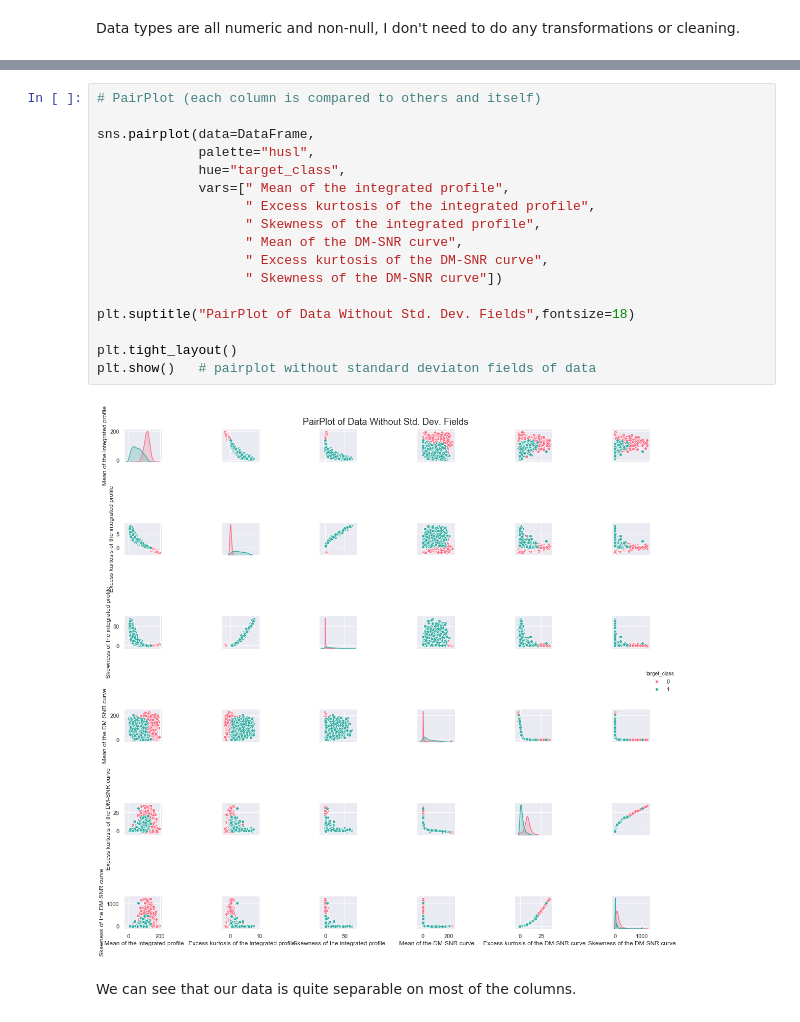
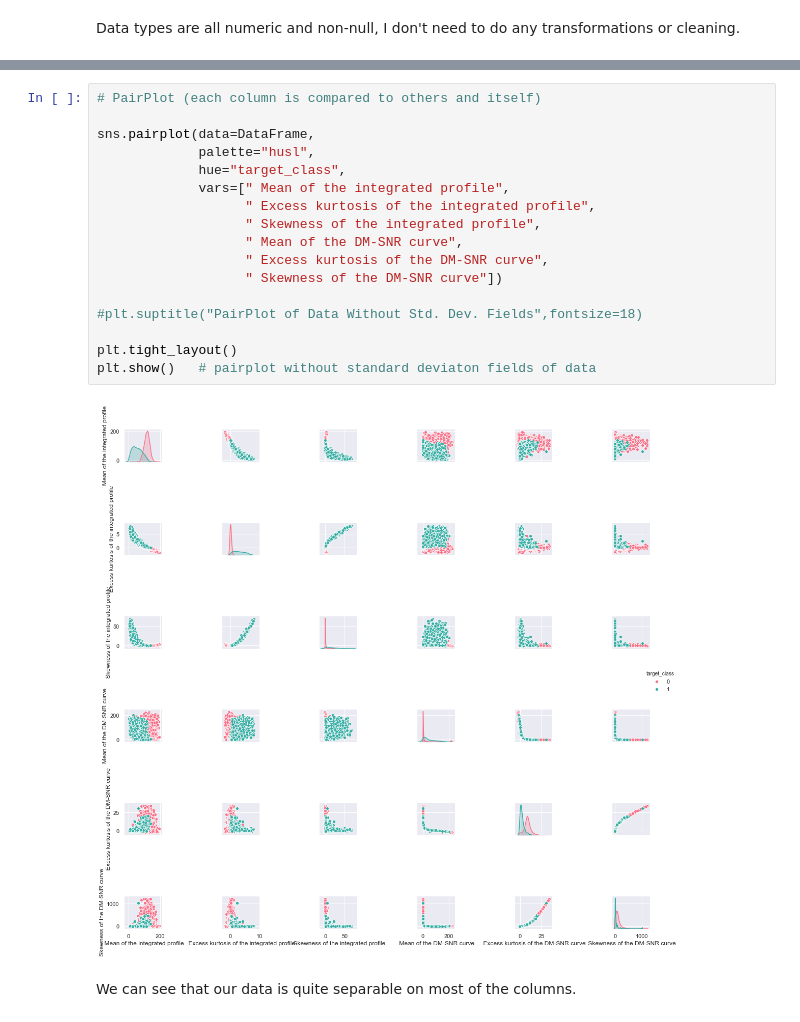
Before and after one commit to SherylHYX/AUROC-vs-AUPRC, a Jupyter notebook: pulsar_star/pulsar_star.ipynb, the cells around one changed output, grey strips where cells are left out. Cells and saved outputs as stored; diff of their text form.

```diff
--- a/pulsar_star/pulsar_star.ipynb
+++ b/pulsar_star/pulsar_star.ipynb
@@ -106,22 +106,22 @@ DataFrame.corr()    # correlation between fields
 # %%
 # PairPlot (each column is compared to others and itself)
 
 sns.pairplot(data=DataFrame,
              palette="husl",
              hue="target_class",
              vars=[" Mean of the integrated profile",
                    " Excess kurtosis of the integrated profile",
                    " Skewness of the integrated profile",
                    " Mean of the DM-SNR curve",
                    " Excess kurtosis of the DM-SNR curve",
                    " Skewness of the DM-SNR curve"])
 
-plt.suptitle("PairPlot of Data Without Std. Dev. Fields",fontsize=18)
+#plt.suptitle("PairPlot of Data Without Std. Dev. Fields",fontsize=18)
 
 plt.tight_layout()
 plt.show()   # pairplot without standard deviaton fields of data
 # %% [output]
-[figure, old version]
+[figure, new version]
 # %% [markdown]
 We can see that our data is quite separable on most of the columns.
 # %%
```
Also changed, not shown: parts of 1 cell of this notebook, 1 other file.
